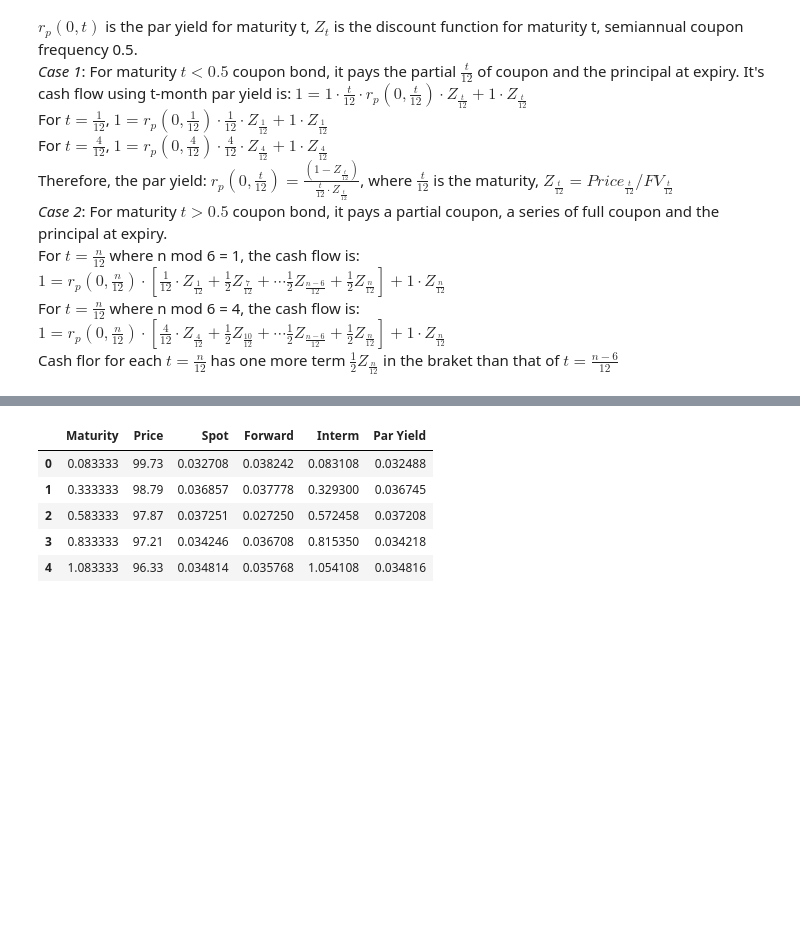
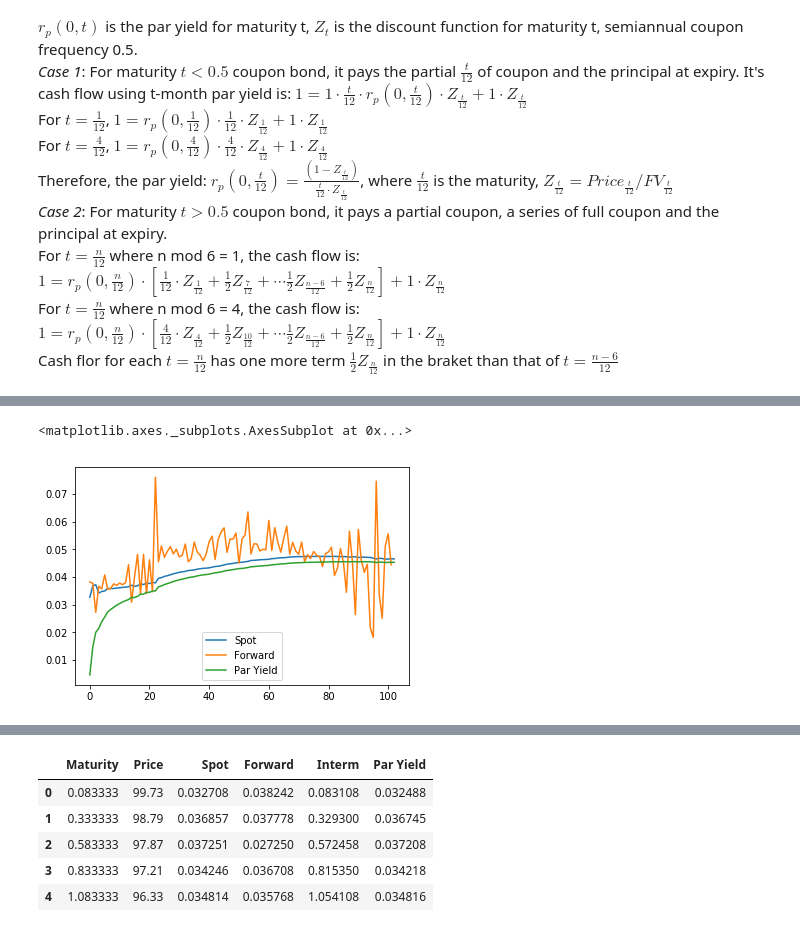
Before and after one commit to zheningliu/MFE_Projects_Summer_2018, a Jupyter notebook: 230I/230I_hw1.ipynb, the cells around one changed output, grey strips where cells are left out. Cells and saved outputs as stored; diff of their text form; code cells hidden in the pictures; blank space fills up the shorter version.

```diff
--- a/230I/230I_hw1.ipynb
+++ b/230I/230I_hw1.ipynb
@@ -34,0 +38,7 @@ import os
+# %%
+df = pd.read_excel('HW1_data.xls')
+bond = ZCB(100, df['Maturity'])
+df['Spot'] = bond.get_spot(df['Price'], k=2)
+df['Forward'] = bond.get_forward(df['Spot'], df['Spot'].shift(-1), df['Maturity'], df['Maturity'].shift(-1), k=2)
+df['Par Yield'] = bond.get_par_yield(df['Spot'], k=2)
+df.head()
@@ -34,0 +52,5 @@ import os
+# %%
+df.loc[:,'Spot':].plot()
+# %% [output]
+<matplotlib.axes._subplots.AxesSubplot at 0x...>
+[figure, added]
```
Also changed, not shown: parts of 18 cells of this notebook, 1 other file.
